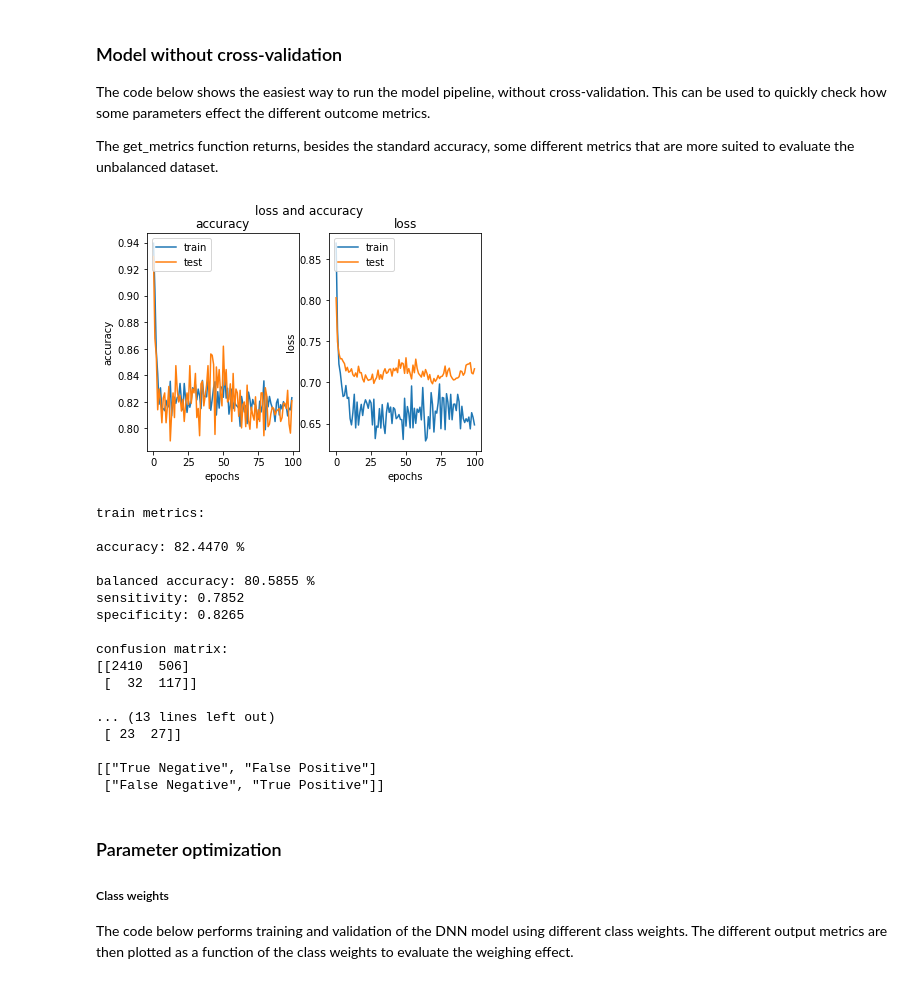
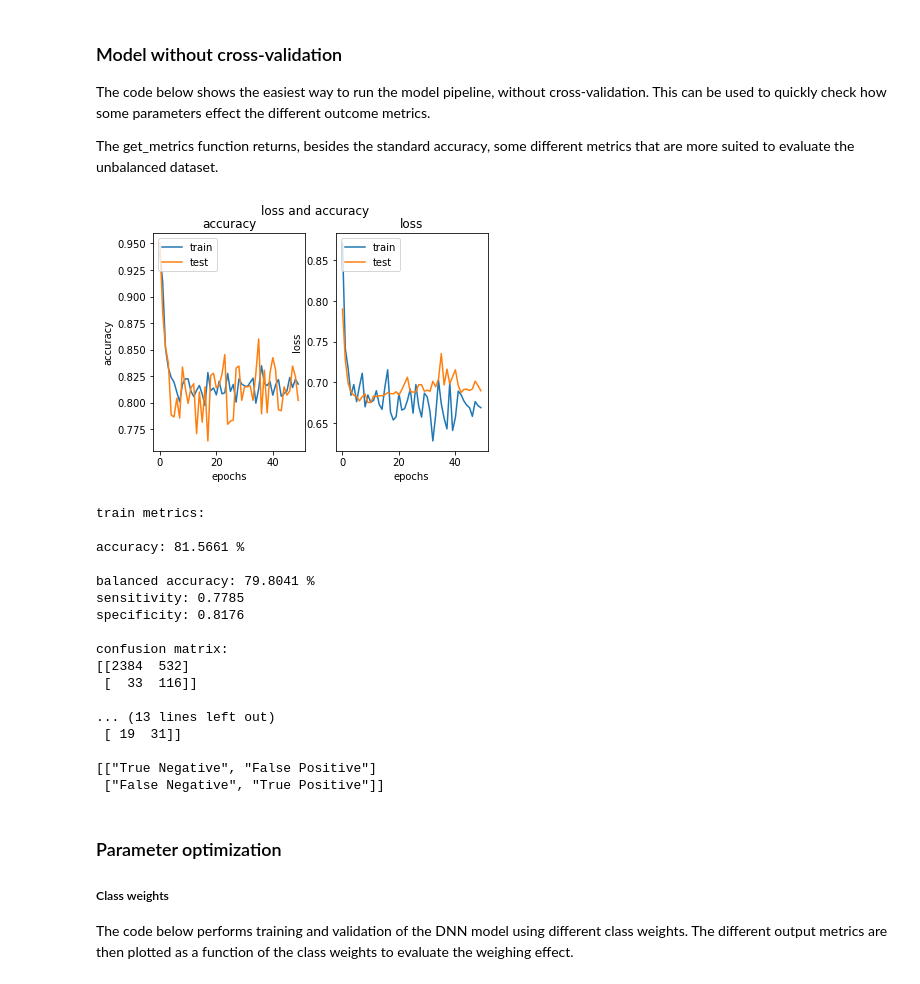
Before and after one commit to koenc100/Project-AI-minor, a Jupyter notebook: code/deep neural network - optimized model.ipynb, the cells around one changed output. Cells and saved outputs as stored; diff of their text form; code cells hidden in the pictures.

```diff
--- a/code/deep neural network - optimized model.ipynb
+++ b/code/deep neural network - optimized model.ipynb
@@ -48,7 +48,7 @@ Also, further below in this notebook a pipeline for 5-fold cross-validation (whi
 # Actual model
 
 def train_and_predict(model, training_data, training_labels, testing_data, testing_labels, epochs=5, class_weight=10,
-                      verbose=0, plot=True):
+                      verbose=0, plot=True, batch_size=None):
     """
     This function trains a given neural network model based on training data and training labels. It then predicts classes on
     training and testing data.
@@ -85,7 +85,7 @@ def train_and_predict(model, training_data, training_labels, testing_data, testi
     history = model.fit(training_data, training_labels, epochs=epochs,
                         validation_data=(testing_data, testing_labels),
                         class_weight=[{0: 1., 1: class_weight}],
-                        verbose=verbose
+                        verbose=verbose, batch_size=batch_size
                        )
 
     # Turn warnings on again
@@ -104,6 +104,7 @@ def train_and_predict(model, training_data, training_labels, testing_data, testi
         # Make subplots
         fig, axs = plt.subplots(1, 2)
         fig.suptitle('loss and accuracy')
+        fig.figsize = (10, 8)
 
         # Plot accuracies in one plot
         axs[0].plot(history.history['accuracy'])
@@ -150,7 +151,7 @@ def get_model(train_data, hidden_layers=1, nodes=[20], activation='relu', dropou
     input_shape = np.shape(train_data)[1]
 
     # Weights are initialized around a mean of 0, with 0.2 standard deviation
-    initializer = initializers.RandomNormal(mean=0.0, stddev=0.2, seed=12345)
+    initializer = initializers.RandomNormal(mean=0.0, stddev=0.05)
 
     # Create the model
     model = models.Sequential()
@@ -184,35 +185,35 @@ The get_metrics function returns, besides the standard accuracy, some different
 # %%
 # Make a model with 2 hidden layers and dropout
 model = get_model(train_data, hidden_layers=2, nodes=[25, 15], dropout_rate=[0.1, 0.1])
 
 # Train and predict
 predictions_train, predictions_test, history = train_and_predict(model, train_data,
                                                         train_labels, test_data, test_labels,
-                                                        class_weight = 10, plot=True,
-                                                        epochs=100, verbose=0)
+                                                        class_weight = 10, plot=True, batch_size=None,
+                                                        epochs=50, verbose=0)
 
 # Print metrics
 print('train metrics: \n')
 accuracy_train, balanced_accuracy_train = get_metrics(train_labels, predictions_train, verbose=True)
 
 print('test metrics: \n')
 accuracy_test, balanced_accuracy_test = get_metrics(test_labels, predictions_test, verbose=True)
 # %% [output]
-[figure, old version]
+[figure, new version]
 train metrics:
 
-accuracy: 82.4470 %
+accuracy: 81.5661 %
 
-balanced accuracy: 80.5855 %
-sensitivity: 0.7852
-specificity: 0.8265
+balanced accuracy: 79.8041 %
+sensitivity: 0.7785
+specificity: 0.8176
 
 confusion matrix:
-[[2410  506]
- [  32  117]]
+[[2384  532]
+ [  33  116]]
 
 ... (13 lines left out)
- [ 23  27]]
+ [ 19  31]]
 
 [["True Negative", "False Positive"]
  ["False Negative", "True Positive"]]
```
Also changed, not shown: parts of 11 cells of this notebook.
